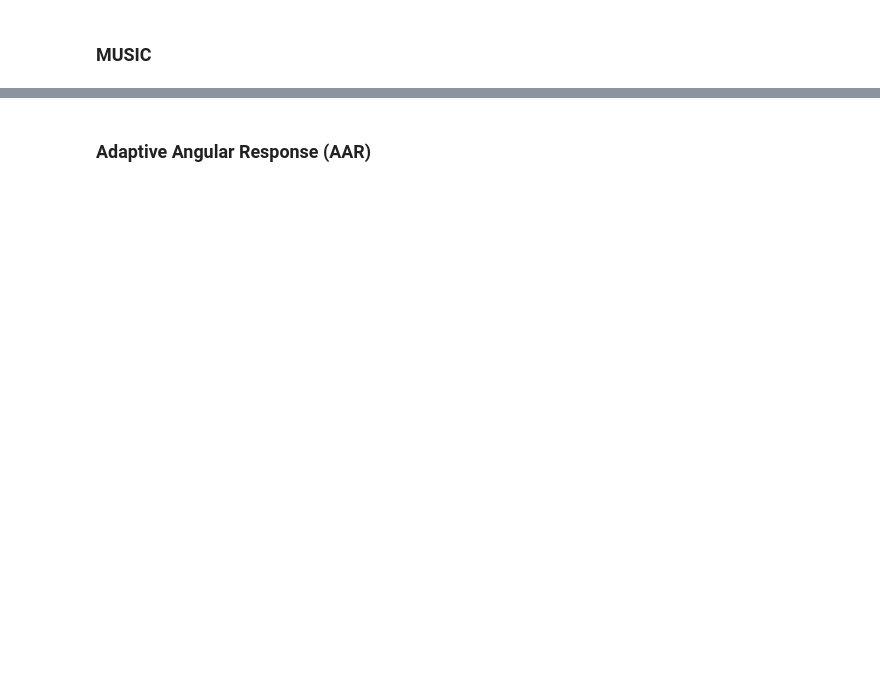
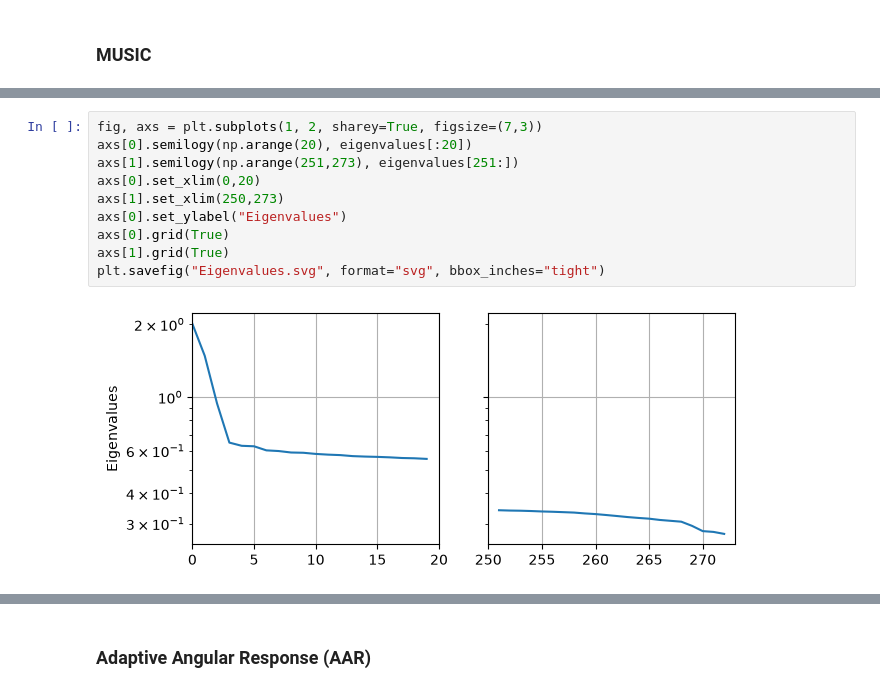
Before and after one commit to craftermathijs/EE4795-StatDSP-RadAstroImg, a Jupyter notebook: project.ipynb, the cells around one changed output, grey strips where cells are left out. Drawn from its saved outputs; the diff is of its cells as text; blank space fills up the shorter version.

```diff
--- a/project.ipynb
+++ b/project.ipynb
@@ -114,0 +156,12 @@ Text(0, 0.5, 'm')
+# %%
+fig, axs = plt.subplots(1, 2, sharey=True, figsize=(7,3))
+axs[0].semilogy(np.arange(20), eigenvalues[:20])
+axs[1].semilogy(np.arange(251,273), eigenvalues[251:])
+axs[0].set_xlim(0,20)
+axs[1].set_xlim(250,273)
+axs[0].set_ylabel("Eigenvalues")
+axs[0].grid(True)
+axs[1].grid(True)
+plt.savefig("Eigenvalues.svg", format="svg", bbox_inches="tight")
+# %% [output]
+[figure, added]
```
Also changed, not shown: parts of 12 cells of this notebook.
